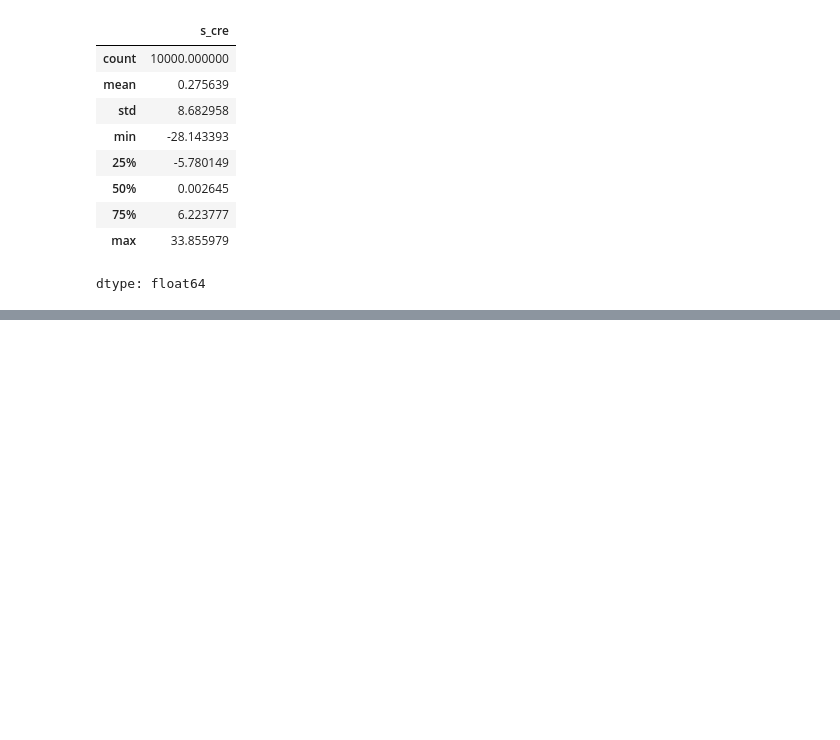
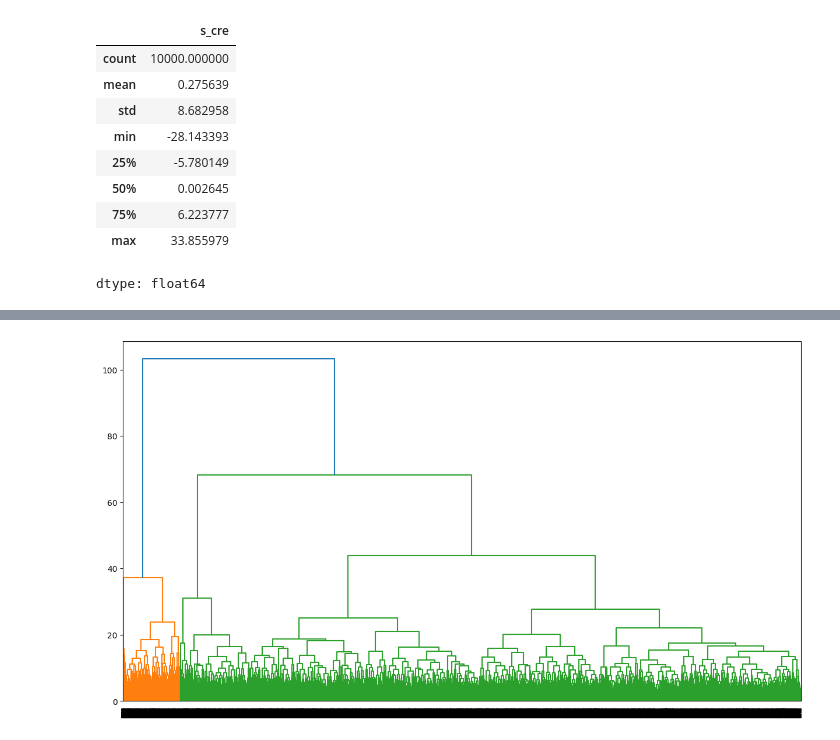
Before and after one commit to Franncippi/Proyecto-mentoria-M09, a Jupyter notebook: notebooks/03_modelado.ipynb, the cells around one changed output, grey strips where cells are left out. Cells and saved outputs as stored; diff of their text form; code cells hidden in the pictures; blank space fills up the shorter version.

```diff
--- a/notebooks/03_modelado.ipynb
+++ b/notebooks/03_modelado.ipynb
@@ -605,0 +951,3 @@ Lo que podría hacer que haya perfiles reales es que la calidad de la adopción
+# %%
+ms = MeanShift(bandwidth=5, bin_seeding=True)
+ms.fit(df_cluster)
@@ -605,0 +962,28 @@ Lo que podría hacer que haya perfiles reales es que la calidad de la adopción
+# %%
+# Guardamos las etiquetas predichas por MeanShift en el DataFrame
+df_cluster['ms'] = ms.labels_
+
+ms_clusters_trace = go.Scatter(
+    x=df_cluster[skill_1],
+    y=df_cluster[skill_2],
+    mode='markers',
+    marker=dict(
+        size=5,
+        color=df_cluster['ms'], # Usar las etiquetas de MS
+        colorscale='phase', # Cambiar la escala de color para diferenciar
+        showscale=False
+    )
+)
+
+layout_ms = go.Layout(
+    title="Clustering MS",
+    titlefont=dict(size=20),
+    xaxis=dict(title=skill_1),
+    yaxis=dict(title=skill_2),
+    autosize=False,
+    width=1000,
+    height=650
+)
+
+fig_gmm = go.Figure(data=[ms_clusters_trace], layout=layout_ms)
+fig_gmm.show()
@@ -605,0 +996,14 @@ Lo que podría hacer que haya perfiles reales es que la calidad de la adopción
+# %%
+from scipy.cluster.hierarchy import linkage
+
+dm = linkage(df_cluster, method='complete')
+# %%
+from scipy.cluster.hierarchy import dendrogram
+import matplotlib.pyplot as plt
+
+# Create a dendrogram
+plt.figure(figsize=(15,8))
+dendr = dendrogram(dm)
+plt.show()
+# %% [output]
+[figure, added]
```
Also changed, not shown: parts of 20 cells of this notebook.
